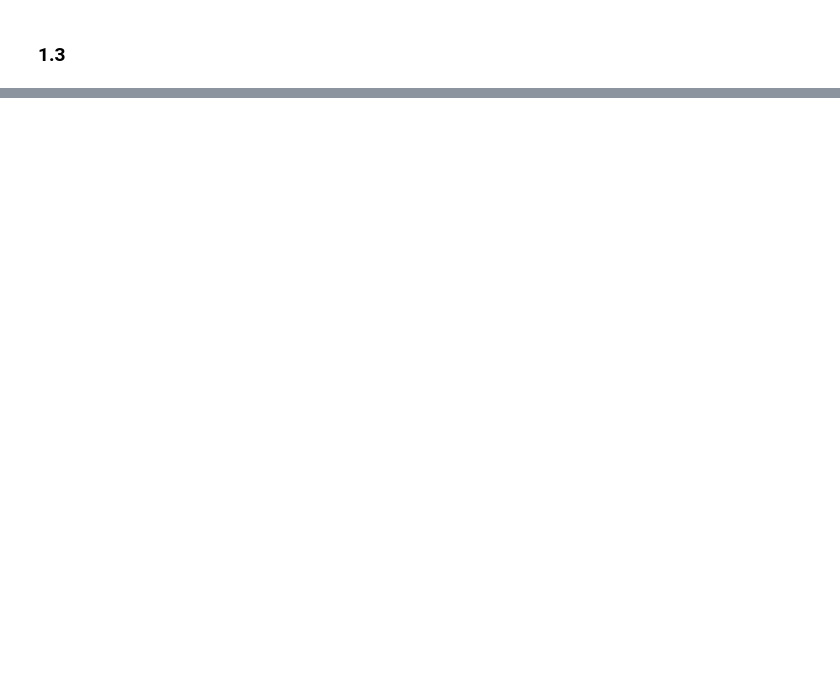
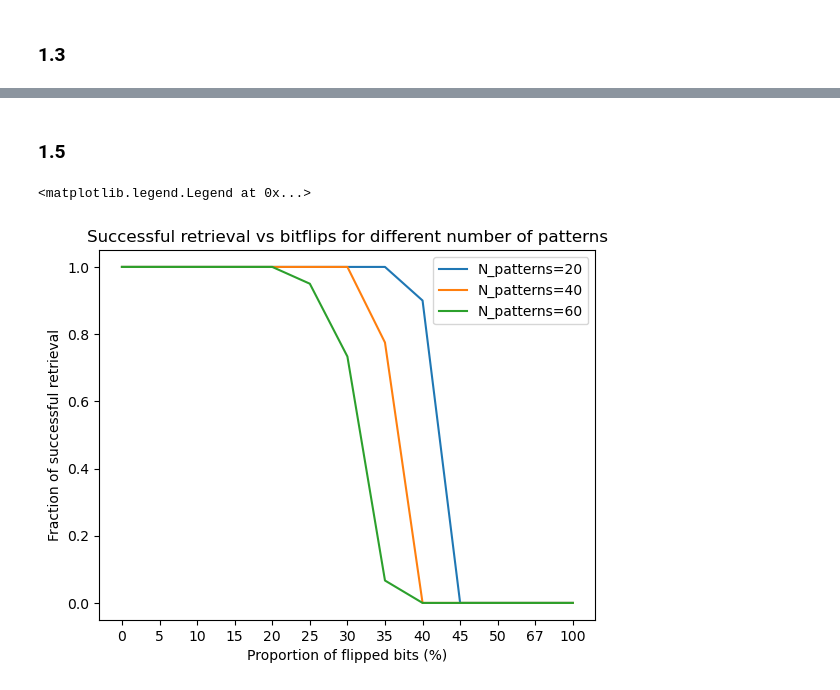
Before and after one commit to seb2o/Biological-Hopfield-Model, a Jupyter notebook: ex1_seb.ipynb, the cells around one changed output, grey strips where cells are left out. Saved outputs shown, nothing was run; the diff lists cells and outputs as text; code cells hidden in the pictures; blank space fills up the shorter version.

```diff
--- a/ex1_seb.ipynb
+++ b/ex1_seb.ipynb
@@ -95,0 +135,42 @@ plt.show()
+# %% [markdown]
+### 1.5
+# %%
+NETWORK_DIM = 600
+N_PATTERNS = [20, 40, 60]
+T = 5
+N_FLIPS = [0, 30, 60, 90, 120, 150, 180, 210, 240, 270, 300]
+
+for n_patterns in N_PATTERNS:
+    patterns = utils.get_n_binary_patterns(n_patterns=n_patterns, pattern_dim=NETWORK_DIM)
+    successful_retrieve_fractions = []
+
+    for n_flip in N_FLIPS:
+
+        successful_retrieve = []
+        for initial_state in patterns:
+            cs = initial_state.copy()
+
+            indices = np.random.choice(NETWORK_DIM, n_flip, replace=False)
+
+            cs[indices] = -cs[indices]
+
+            for t in range(T):
+                ns = utils.compute_next_state_with_overlaps(cs, patterns)
+                cs = ns
+            # for any initial pattern, it is retrieved if the overlap between it and the final state is close to 1
+            successful_retrieve.append(utils.overlap(initial_state, cs) > 0.95)
+
+        successful_retrieve_fractions.append(np.mean(successful_retrieve))
+    plt.plot(successful_retrieve_fractions, label=f"N_patterns={n_patterns}")
+
+
+labels = np.round(np.array(N_FLIPS)/NETWORK_DIM*100, decimals=0).astype(int)
+
+plt.xticks(range(len(N_FLIPS)), labels=labels)
+plt.xlabel('Proportion of flipped bits (%)')
+plt.ylabel('Fraction of successful retrieval')
+plt.title('Successful retrieval vs bitflips for different number of patterns')
+plt.legend()
+# %% [output]
+<matplotlib.legend.Legend at 0x...>
+[figure, added]
```
Also changed, not shown: parts of 8 cells of this notebook.
